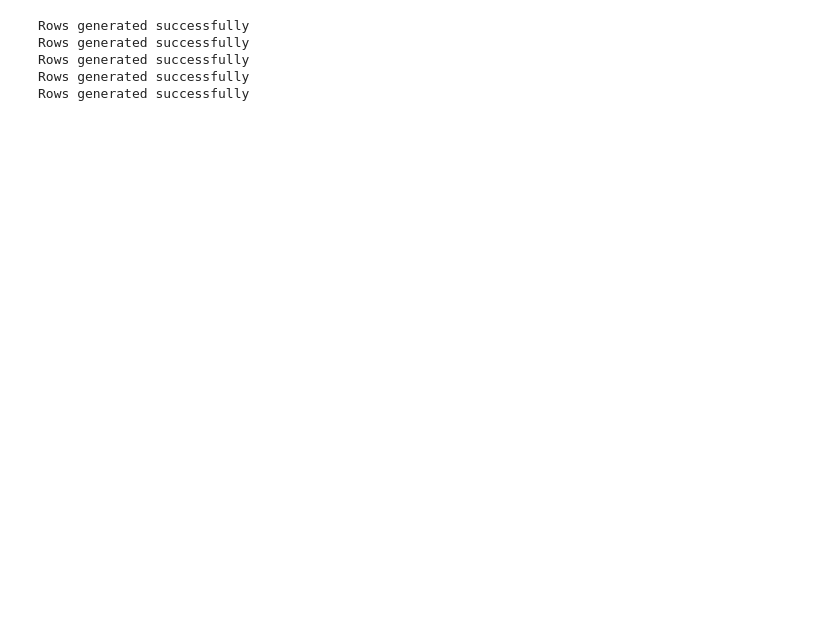
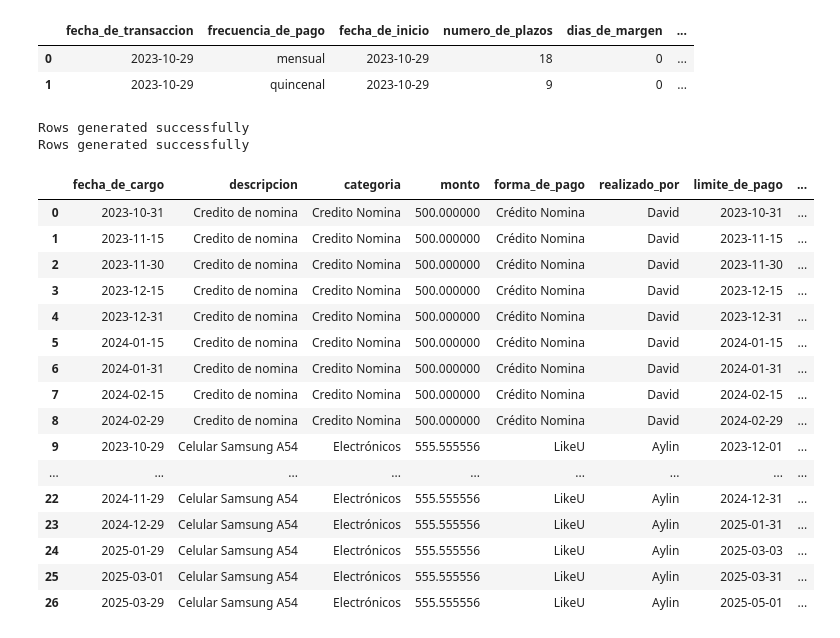
Before and after one commit to dehercar/finance_manager, a Jupyter notebook: new_installments.ipynb, the cells around one changed output. Drawn from its saved outputs; the diff is of its cells as text; code cells hidden in the pictures; blank space fills up the shorter version.

```diff
--- a/new_installments.ipynb
+++ b/new_installments.ipynb
@@ -2,14 +2,15 @@
 import pandas as pd
 # %%
 excel_dbfs_path = f"./david_finance.xlsx"
-sheet_name = f"nueva_deuda_a_plazos"
+sheet_name = f"deudas_a_plazos"
 # %%
-dfp = pd.read_excel(excel_dbfs_path, engine = "openpyxl", sheet_name = sheet_name, dtype = {"monto_total_deuda":'float'})
+dfp = pd.read_excel(excel_dbfs_path, engine = "openpyxl", sheet_name = sheet_name, dtype = {"monto_total_deuda":'float'}, na_filter= False)
+dfp["dias_de_margen"] = dfp["dias_de_margen"].replace("","0").astype(int)
 # %%
 tdc_df = pd.read_excel(excel_dbfs_path, engine = "openpyxl", sheet_name = "tarjetas_de_credito")
 # %%
 class InstallmentsCreator:
-    def __init__(self, df: pd.DataFrame):
+    def __init__(self, df: pd.DataFrame = None):
         self.empty_installments_df = pd.DataFrame(
                         columns=['fecha_de_cargo' ,
                                 'descripcion',
@@ -343,11 +344,34 @@ class InstallmentsCreator:
         return df_installments_cum
 # %%
 installments_creator = InstallmentsCreator(dfp)
+# %%
+installments_creator.df
+# %% [output]
+|  | fecha_de_transaccion | frecuencia_de_pago | fecha_de_inicio | numero_de_plazos | dias_de_margen | ... |
+| 0 | 2023-10-29 | mensual | 2023-10-29 | 18 | 0 | ... |
+| 1 | 2023-10-29 | quincenal | 2023-10-29 | 9 | 0 | ... |
 # %%
 df_all_installments = installments_creator.create_all_installments()
 # %% [output]
 Rows generated successfully
 Rows generated successfully
-Rows generated successfully
-Rows generated successfully
-Rows generated successfully
+# %%
+display(df_all_installments)
+# %% [output]
+|  | fecha_de_cargo | descripcion | categoria | monto | forma_de_pago | realizado_por | limite_de_pago | ... |
+| 0 | 2023-10-31 | Credito de nomina | Credito Nomina | 500.000000 | Crédito Nomina | David | 2023-10-31 | ... |
+| 1 | 2023-11-15 | Credito de nomina | Credito Nomina | 500.000000 | Crédito Nomina | David | 2023-11-15 | ... |
+| 2 | 2023-11-30 | Credito de nomina | Credito Nomina | 500.000000 | Crédito Nomina | David | 2023-11-30 | ... |
+| 3 | 2023-12-15 | Credito de nomina | Credito Nomina | 500.000000 | Crédito Nomina | David | 2023-12-15 | ... |
+| 4 | 2023-12-31 | Credito de nomina | Credito Nomina | 500.000000 | Crédito Nomina | David | 2023-12-31 | ... |
+| 5 | 2024-01-15 | Credito de nomina | Credito Nomina | 500.000000 | Crédito Nomina | David | 2024-01-15 | ... |
+| 6 | 2024-01-31 | Credito de nomina | Credito Nomina | 500.000000 | Crédito Nomina | David | 2024-01-31 | ... |
+| 7 | 2024-02-15 | Credito de nomina | Credito Nomina | 500.000000 | Crédito Nomina | David | 2024-02-15 | ... |
+| 8 | 2024-02-29 | Credito de nomina | Credito Nomina | 500.000000 | Crédito Nomina | David | 2024-02-29 | ... |
+| 9 | 2023-10-29 | Celular Samsung A54 | Electrónicos | 555.555556 | LikeU | Aylin | 2023-12-01 | ... |
+| ... | ... | ... | ... | ... | ... | ... | ... | ... |
+| 22 | 2024-11-29 | Celular Samsung A54 | Electrónicos | 555.555556 | LikeU | Aylin | 2024-12-31 | ... |
+| 23 | 2024-12-29 | Celular Samsung A54 | Electrónicos | 555.555556 | LikeU | Aylin | 2025-01-31 | ... |
+| 24 | 2025-01-29 | Celular Samsung A54 | Electrónicos | 555.555556 | LikeU | Aylin | 2025-03-03 | ... |
+| 25 | 2025-03-01 | Celular Samsung A54 | Electrónicos | 555.555556 | LikeU | Aylin | 2025-03-31 | ... |
+| 26 | 2025-03-29 | Celular Samsung A54 | Electrónicos | 555.555556 | LikeU | Aylin | 2025-05-01 | ... |
```
Also changed, not shown: parts of 5 cells of this notebook, 20 other files.
